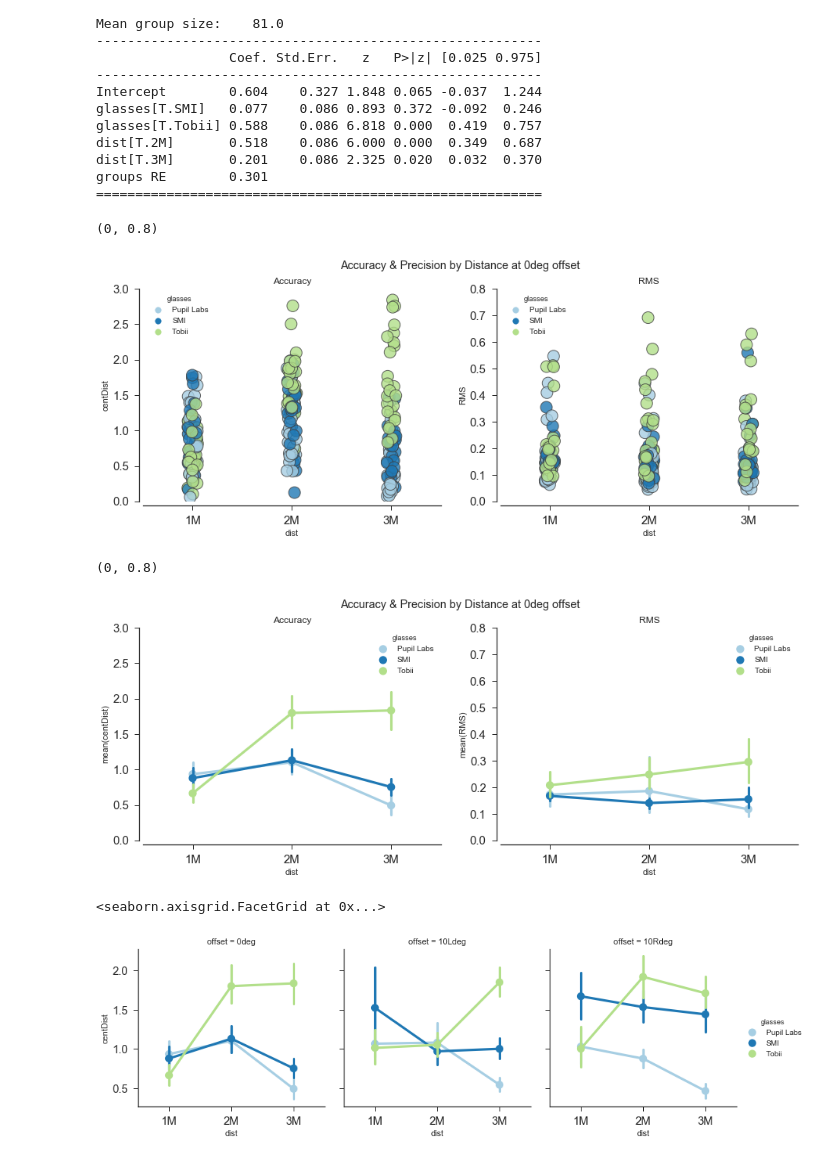
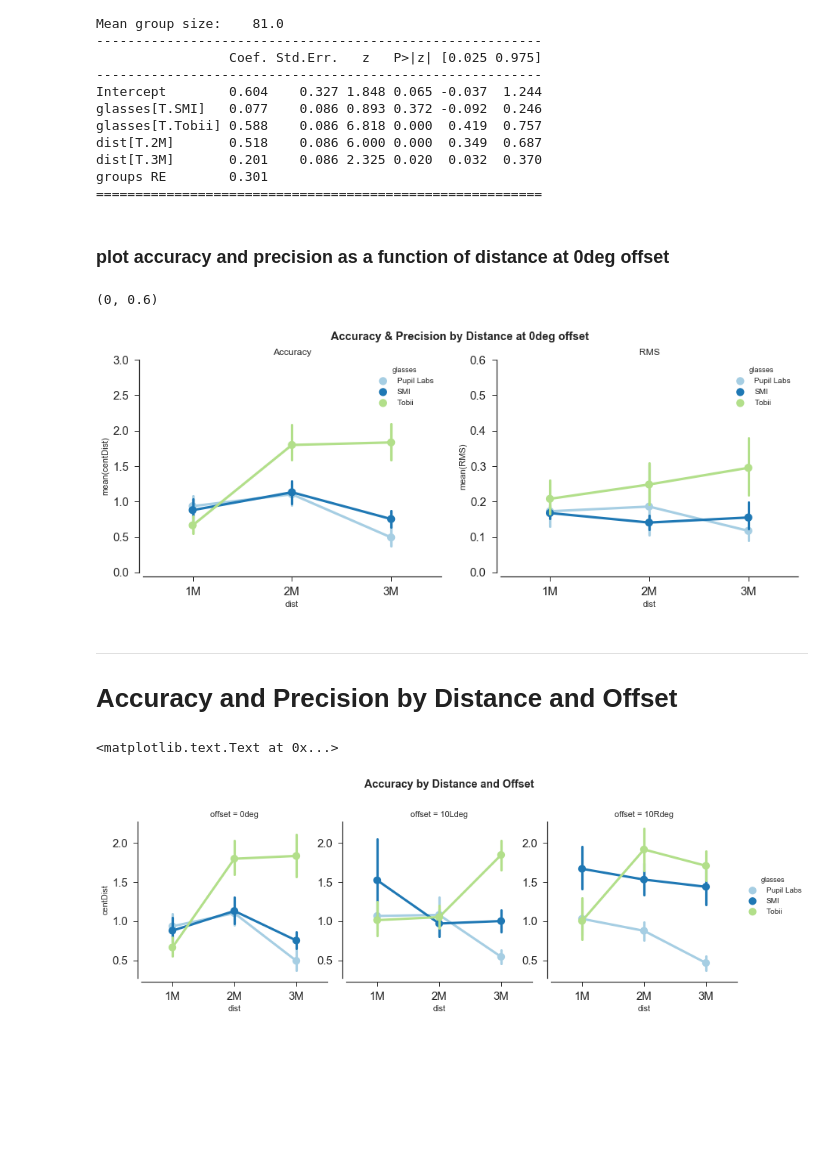
Before and after one commit to jeffmacinnes/glassesCalibration, a Jupyter notebook: analysis/calibrationAnalyses.ipynb, the cells around one changed output. Drawn from its saved outputs; the diff is of its cells as text; code cells hidden in the pictures; blank space fills up the shorter version.

Commit message:
distance and offset analyses

```diff
--- a/analysis/calibrationAnalyses.ipynb
+++ b/analysis/calibrationAnalyses.ipynb
@@ -238,51 +198,39 @@ dist[T.2M]       0.518    0.086 6.000 0.000  0.349  0.687
 dist[T.3M]       0.201    0.086 2.325 0.020  0.032  0.370
 groups RE        0.301
 =========================================================
+# %% [markdown]
+### plot accuracy and precision as a function of distance at 0deg offset
 # %%
 # plot accuracy & RMS
 fig, ax = plt.subplots(1,2, figsize=(15,5))
-fig.suptitle('Accuracy & Precision by Distance at 0deg offset')
+fig.suptitle('Accuracy & Precision by Distance at 0deg offset', fontweight='bold')
 
-sns.stripplot(x="dist", y="centDist", ax=ax[0], hue='glasses',
-              size=15, linewidth=1, alpha=.8, jitter=.05,
+sns.pointplot(x="dist", y="centDist", ax=ax[0], hue='glasses',
               data=df_0deg, palette="Paired")
 
 sns.despine(offset=5, trim=False)
 ax[0].set_title('Accuracy')
 ax[0].set_ylim(0,3)
 
-sns.stripplot(x="dist", y="RMS", ax=ax[1], hue='glasses',
-              size=15, linewidth=1, alpha=.8, jitter=.05,
+sns.pointplot(x="dist", y="RMS", ax=ax[1], hue='glasses',
               data=df_0deg, palette="Paired")
 sns.despine(offset=5, trim=False)
 ax[1].set_title('RMS')
-ax[1].set_ylim(0,.8)
+ax[1].set_ylim(0,.6)
 # %% [output]
-(0, 0.8)
+(0, 0.6)
-[figure, old version]
+[figure, new version]
-# %%
-# plot accuracy & RMS
-fig, ax = plt.subplots(1,2, figsize=(15,5))
-fig.suptitle('Accuracy & Precision by Distance at 0deg offset')
-
-sns.pointplot(x="dist", y="centDist", ax=ax[0], hue='glasses',
-              data=df_0deg, palette="Paired")
-
-sns.despine(offset=5, trim=False)
-ax[0].set_title('Accuracy')
-ax[0].set_ylim(0,3)
-
-sns.pointplot(x="dist", y="RMS", ax=ax[1], hue='glasses',
-              data=df_0deg, palette="Paired")
-sns.despine(offset=5, trim=False)
-ax[1].set_title('RMS')
-ax[1].set_ylim(0,.8)
-# %% [output]
-(0, 0.8)
-[figure, removed]
+# %% [markdown]
+---
+# Accuracy and Precision by Distance and Offset
 # %%
+# accuracy plot
 sns.factorplot(x="dist", y="centDist", hue='glasses', col="offset",
               data=df, palette="Paired")
+sns.despine(offset=5, trim=False)
+
+# add title
+plt.gcf().suptitle('Accuracy by Distance and Offset', fontweight='bold', x=.5, y=1.1)
 # %% [output]
-<seaborn.axisgrid.FacetGrid at 0x...>
+<matplotlib.text.Text at 0x...>
-[figure, old version]
+[figure, new version]
```
Also changed, not shown: parts of 10 cells of this notebook.
